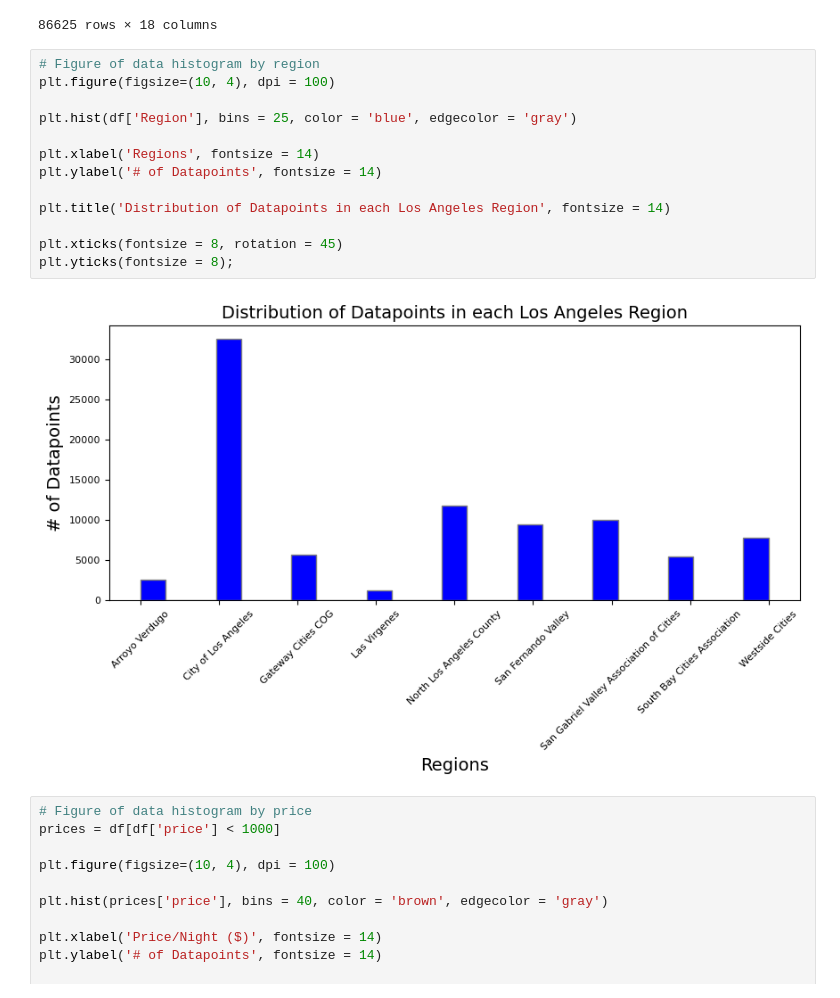
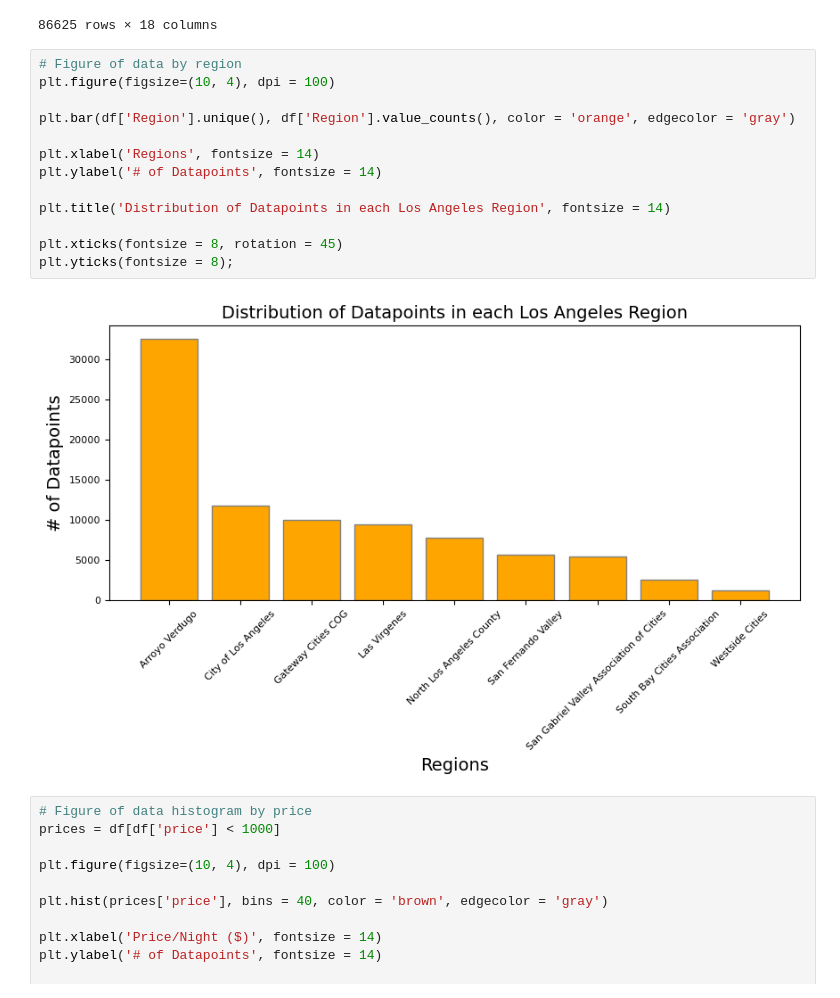
Before and after one commit to mcruz42/airbnb-project, a Jupyter notebook: visuals.ipynb, the cells around one changed output. Cells and saved outputs as stored; diff of their text form.

Commit message:
updated first visual

```diff
--- a/visuals.ipynb
+++ b/visuals.ipynb
@@ -23,20 +23,20 @@ df
 | 86624 | 1.0 | 40.0 | 1.0 | Malibu | 34.008034 | ... |
 86625 rows × 18 columns
 # %%
-# Figure of data histogram by region
+# Figure of data by region
 plt.figure(figsize=(10, 4), dpi = 100)
 
-plt.hist(df['Region'], bins = 25, color = 'blue', edgecolor = 'gray')
+plt.bar(df['Region'].unique(), df['Region'].value_counts(), color = 'orange', edgecolor = 'gray')
 
 plt.xlabel('Regions', fontsize = 14)
 plt.ylabel('# of Datapoints', fontsize = 14)
 
 plt.title('Distribution of Datapoints in each Los Angeles Region', fontsize = 14)
 
 plt.xticks(fontsize = 8, rotation = 45)
 plt.yticks(fontsize = 8);
 # %% [output]
-[figure, old version]
+[figure, new version]
 # %%
 # Figure of data histogram by price
 prices = df[df['price'] < 1000]
```
